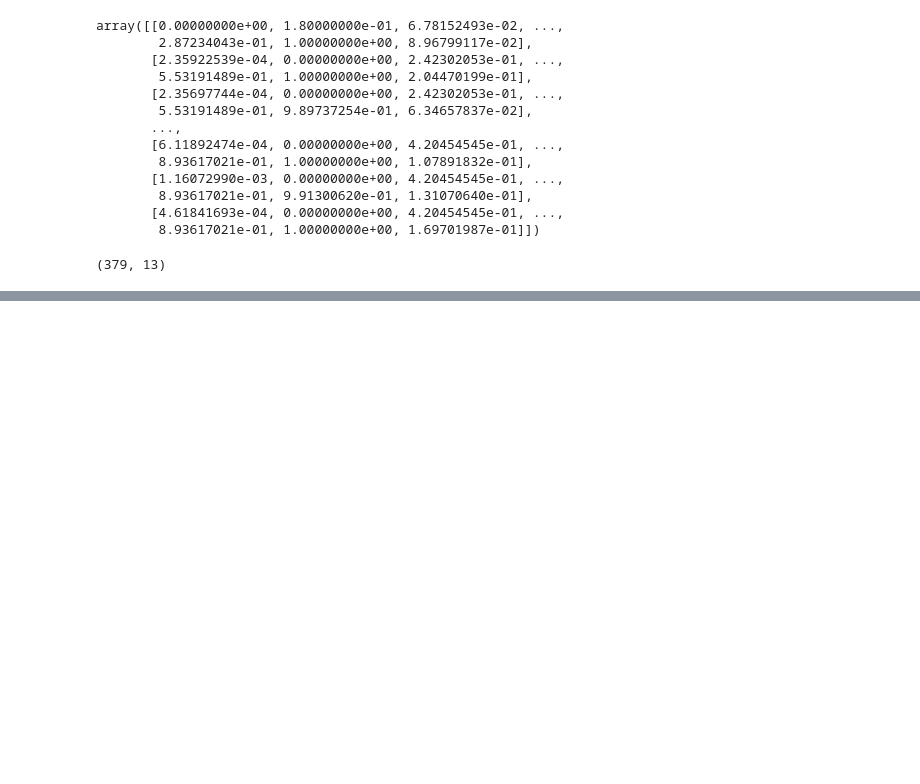
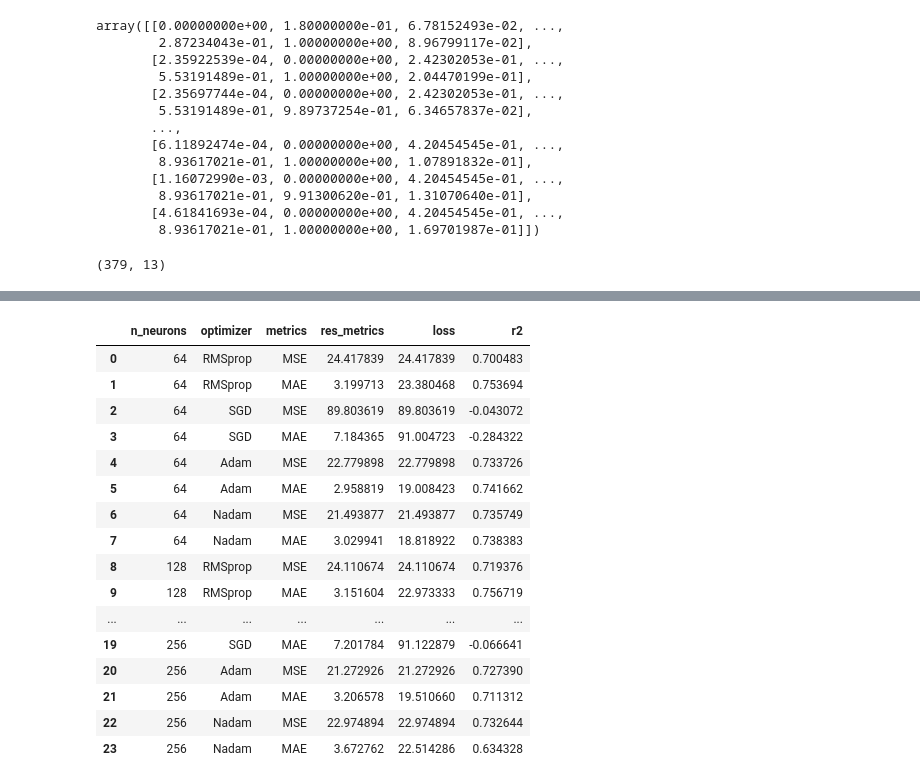
Before and after one commit to SimreAniri/Neural-Networks, a Jupyter notebook: Lesson_3.ipynb, the cells around one changed output, grey strips where cells are left out. Drawn from its saved outputs; the diff is of its cells as text; code cells hidden in the pictures; blank space fills up the shorter version.

```diff
--- a/Lesson_3.ipynb
+++ b/Lesson_3.ipynb
@@ -99,16 +103,31 @@ X_train.shape
 # %%
-neural = [250, 300, 350]
+opt = ['RMSprop', 'SGD', 'Adam', 'Nadam']
 
-for i in neural:
-  print(i)
-  x_input = keras.layers.Input(shape=(1,13))
-  x = keras.layers.Dense(i, activation='relu')(x_input)
-  x_output = keras.layers.Dense(1)(x)
-  model = keras.models.Model(x_input, x_output)
+for i in [64, 128, 256]:
+  for j, i_optim in enumerate([keras.optimizers.RMSprop(),keras.optimizers.SGD(),keras.optimizers.Adam(),keras.optimizers.Nadam()]):
+    for k_metric in ['MSE', 'MAE']:
 
-  model.compile(optimizer='adam',
-                loss='mse',
-                metrics=['mae'])
+      x_input = keras.layers.Input(shape=(13))
+      x = keras.layers.Dense(256, activation='relu')(x_input)
+      x_output = keras.layers.Dense(1)(x)
+      model = keras.models.Model(x_input, x_output)
 
-  hist1 = model.fit(X_train, y_train, epochs=10, batch_size=1)
+      model.compile(optimizer=i_optim,
+                    loss='mse',
+                    metrics=[k_metric])
+
+      model.fit(X_train, y_train, epochs=15, batch_size=1, verbose=0)
+
+      loss_metric = model.evaluate(X_train, y_train)
+
+      y_pred = model.predict(X_test)
+      r2 = r2_score(y_test, y_pred)
+
+      res = res.append(pd.DataFrame({'n_neurons': [i],
+                                    'optimizer': [opt[j]],
+                                    'loss': [loss_metric[0]],
+                                    'metrics': k_metric,
+                                    'res_metrics': [loss_metric[1]],
+                                    'r2': [r2]}),
+                                    ignore_index=True)
 # %% [output]
@@ -131,0 +151,20 @@ Epoch 10/10
+# %%
+res
+# %% [output]
+|  | n_neurons | optimizer | metrics | res_metrics | loss | r2 |
+| 0 | 64 | RMSprop | MSE | 24.417839 | 24.417839 | 0.700483 |
+| 1 | 64 | RMSprop | MAE | 3.199713 | 23.380468 | 0.753694 |
+| 2 | 64 | SGD | MSE | 89.803619 | 89.803619 | -0.043072 |
+| 3 | 64 | SGD | MAE | 7.184365 | 91.004723 | -0.284322 |
+| 4 | 64 | Adam | MSE | 22.779898 | 22.779898 | 0.733726 |
+| 5 | 64 | Adam | MAE | 2.958819 | 19.008423 | 0.741662 |
+| 6 | 64 | Nadam | MSE | 21.493877 | 21.493877 | 0.735749 |
+| 7 | 64 | Nadam | MAE | 3.029941 | 18.818922 | 0.738383 |
+| 8 | 128 | RMSprop | MSE | 24.110674 | 24.110674 | 0.719376 |
+| 9 | 128 | RMSprop | MAE | 3.151604 | 22.973333 | 0.756719 |
+| ... | ... | ... | ... | ... | ... | ... |
+| 19 | 256 | SGD | MAE | 7.201784 | 91.122879 | -0.066641 |
+| 20 | 256 | Adam | MSE | 21.272926 | 21.272926 | 0.727390 |
+| 21 | 256 | Adam | MAE | 3.206578 | 19.510660 | 0.711312 |
+| 22 | 256 | Nadam | MSE | 22.974894 | 22.974894 | 0.732644 |
+| 23 | 256 | Nadam | MAE | 3.672762 | 22.514286 | 0.634328 |
```
Also changed, not shown: parts of 15 cells of this notebook.
